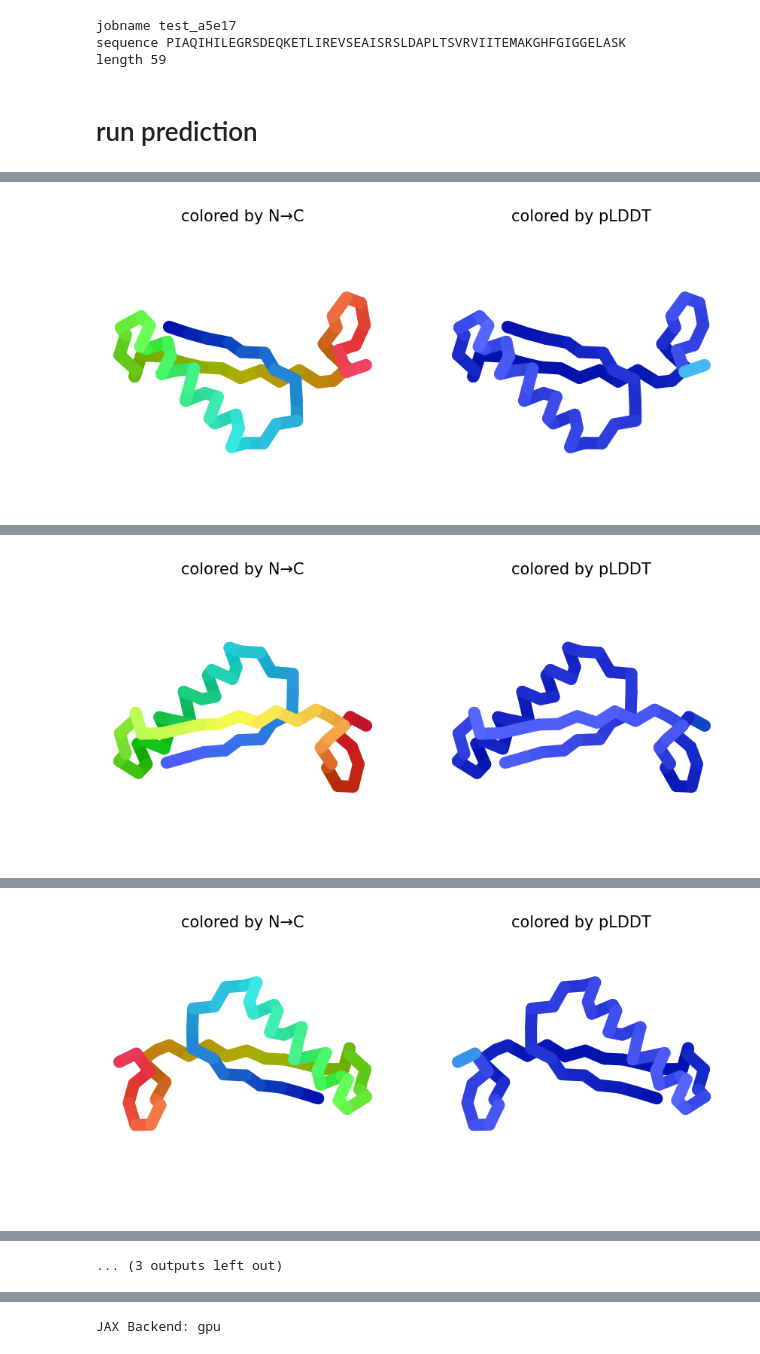
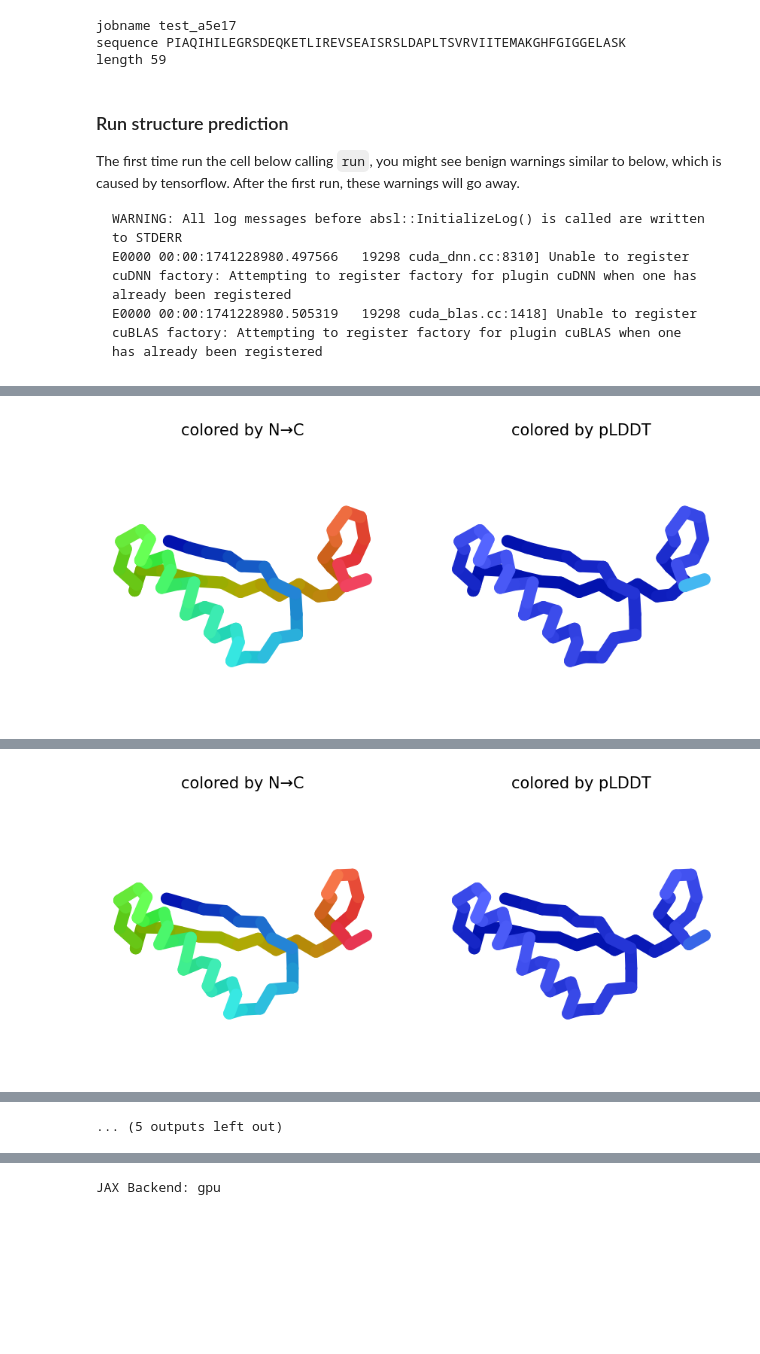
Before and after one commit to hw-ju/Tutorial_ColabFold_Brev, a Jupyter notebook: AF2_mmseqs2_Brev.ipynb, the cells around one changed output, grey strips where cells are left out. Cells and saved outputs as stored; diff of their text form; code cells hidden in the pictures; blank space fills up the shorter version.

````diff
--- a/AF2_mmseqs2_Brev.ipynb
+++ b/AF2_mmseqs2_Brev.ipynb
@@ -439,12 +411,13 @@ if save_to_google_drive:
 # %% [markdown]
-# run prediction
+### Run structure prediction
+The first time run the cell below calling `run`, you might see benign warnings similar to below, which is caused by tensorflow.
+After the first run, these warnings will go away.
+```
+WARNING: All log messages before absl::InitializeLog() is called are written to STDERR
+E0000 00:00:1741228980.497566   19298 cuda_dnn.cc:8310] Unable to register cuDNN factory: Attempting to register factory for plugin cuDNN when one has already been registered
+E0000 00:00:1741228980.505319   19298 cuda_blas.cc:1418] Unable to register cuBLAS factory: Attempting to register factory for plugin cuBLAS when one has already been registered
+```
 # %%
-# The first time run this cell calling `run`, might see benign warnings similar to below, which is caused by tensorflow.
-# After the first run, these warnings will go away.
-# WARNING: All log messages before absl::InitializeLog() is called are written to STDERR
-# E0000 00:00:1741228980.497566   19298 cuda_dnn.cc:8310] Unable to register cuDNN factory: Attempting to register factory for plugin cuDNN when one has already been registered
-# E0000 00:00:1741228980.505319   19298 cuda_blas.cc:1418] Unable to register cuBLAS factory: Attempting to register factory for plugin cuBLAS when one has already been registered
-
 display_images = True #@param {type:"boolean"}
 
 import sys
@@ -476,6 +449,7 @@ from colabfold.colabfold import plot_protein
 from pathlib import Path
 import matplotlib.pyplot as plt
 
+# The below three lines from the original ColabFold version are no longer needed.
 # # For some reason we need that to get pdbfixer to import
 # if use_amber and f"/usr/local/lib/python{python_version}/site-packages/" not in sys.path:
 #     sys.path.insert(0, f"/usr/local/lib/python{python_version}/site-packages/")
@@ -541,6 +515,6 @@ results = run(
     user_agent="colabfold/google-colab-main",
     calc_extra_ptm=calc_extra_ptm,
 )
-results_zip = f"{jobname}.result.zip"
-os.system(f"zip -r {results_zip} {jobname}")
+# results_zip = f"{jobname}.result.zip"
+# os.system(f"zip -r {results_zip} {jobname}")
 # %% [output]
@@ -570 +549 @@ os.system(f"zip -r {results_zip} {jobname}")
-[figure, old version]
+[figure, new version]
@@ -576 +549,0 @@ os.system(f"zip -r {results_zip} {jobname}")
-[figure, removed]
@@ -583,2 +550,2 @@ os.system(f"zip -r {results_zip} {jobname}")
-... (3 outputs left out)
+... (5 outputs left out)
 # %% [markdown]
````
Also changed, not shown: parts of 27 cells of this notebook, 16 other files.
